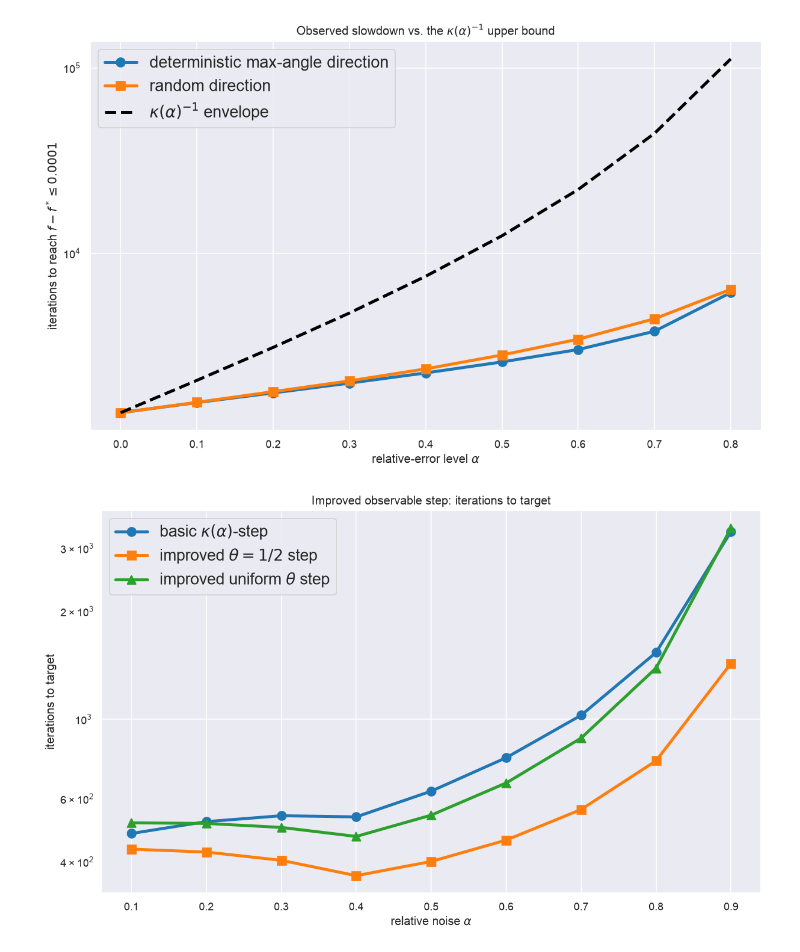
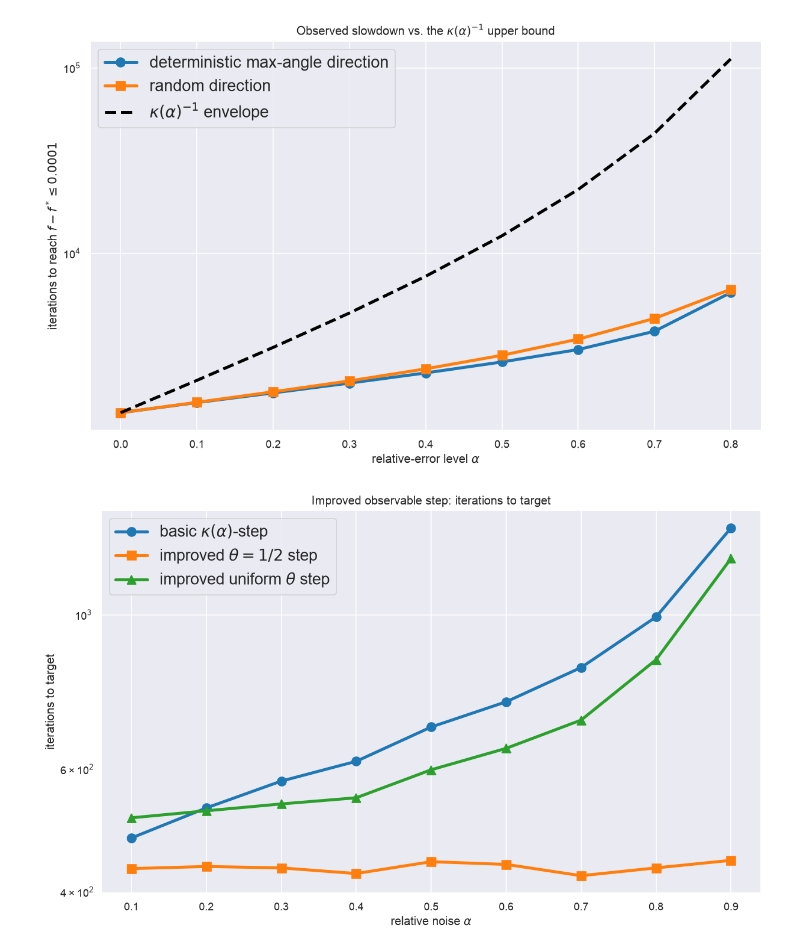
Before and after one commit to chitoraphelion/experiments_with_inexact_gradients, a Jupyter notebook: a9a_inexact_gradients.ipynb, the cells around one changed output. Cells and saved outputs as stored; diff of their text form; code cells hidden in the pictures.

```diff
--- a/a9a_inexact_gradients.ipynb
+++ b/a9a_inexact_gradients.ipynb
@@ -463,9 +567,10 @@ with sns.plotting_context("notebook"), sns.axes_style("darkgrid"):
     plt.subplot(1, 2, 1)
     prob_sc = make_sc_cosh(d=50, kappa_cond=100.0)
     x0_sc = np.full(50, 2.0)
-    rng = np.random.default_rng(101)
+    dirs = random_unit_sequence(N + 1, 50, 101)
     for alpha, color in zip(alphas, colors):
-        gaps, _, _ = synthetic_clipped_gd(prob_sc, x0_sc, lambda g, alpha=alpha: oracle_relative_rand(g, alpha, rng), N, alpha)
+        oracle = lambda g, k, alpha=alpha, dirs=dirs: oracle_relative_dir(g, alpha, dirs[k])
+        gaps, _, _ = synthetic_clipped_gd(prob_sc, x0_sc, oracle, N, alpha)
         plt.semilogy(gaps, color=color, linewidth=3.0, label=fr"$\alpha={alpha}$")
     plt.title(r"Relative noise: strongly convex $\cosh$ family")
     plt.xlabel("iteration")
@@ -475,9 +580,10 @@ with sns.plotting_context("notebook"), sns.axes_style("darkgrid"):
     plt.subplot(1, 2, 2)
     prob_cvx = make_cvx_quartic(d=50, L1=1.0)
     x0_cvx = np.full(50, 3.0)
-    rng = np.random.default_rng(102)
+    dirs = random_unit_sequence(N + 1, 50, 102)
     for alpha, color in zip(alphas, colors):
-        gaps, _, _ = synthetic_clipped_gd(prob_cvx, x0_cvx, lambda g, alpha=alpha: oracle_relative_rand(g, alpha, rng), N, alpha)
+        oracle = lambda g, k, alpha=alpha, dirs=dirs: oracle_relative_dir(g, alpha, dirs[k])
+        gaps, _, _ = synthetic_clipped_gd(prob_cvx, x0_cvx, oracle, N, alpha)
         plt.semilogy(gaps, color=color, linewidth=3.0, label=fr"$\alpha={alpha}$")
     plt.title(r"Relative noise: convex quartic")
     plt.xlabel("iteration")
@@ -497,8 +603,8 @@ G = np.linalg.norm(prob.grad(x0))
 with sns.plotting_context("notebook"), sns.axes_style("darkgrid"):
     plt.figure(figsize=(28, 6), dpi=120)
     for j, (alpha, title) in enumerate([(0.0, r"exact oracle"), (0.3, r"relative noise $\alpha=0.3$")], start=1):
-        rng = np.random.default_rng(200 + j)
-        oracle = lambda g, alpha=alpha: oracle_relative_rand(g, alpha, rng)
+        dirs = random_unit_sequence(N + 1, 50, 200 + j)
+        oracle = lambda g, k, alpha=alpha, dirs=dirs: oracle_relative_dir(g, alpha, dirs[k])
         gaps_native, _, _ = synthetic_clipped_gd(prob, x0, oracle, N, alpha)
         gaps_const, _ = const_step_gd(prob, x0, oracle, N, G)
         gaps_l0, _ = gd_one_over_L0(prob, x0, oracle, N)
@@ -583,11 +675,13 @@ N = 20000
 alphas = np.linspace(0.0, 0.8, 9)
 iters_det = []
 iters_rand = []
-rng = np.random.default_rng(401)
 
-for alpha in alphas:
-    gaps_det, _, _ = synthetic_clipped_gd(prob, x0, lambda g, alpha=alpha: oracle_relative_adv(g, alpha), N, alpha)
-    gaps_rand, _, _ = synthetic_clipped_gd(prob, x0, lambda g, alpha=alpha: oracle_relative_rand(g, alpha, rng), N, alpha)
+for i, alpha in enumerate(alphas):
+    dirs = random_unit_sequence(N + 1, 50, 401 + i)
+    oracle_det = lambda g, k, alpha=alpha: oracle_relative_adv(g, alpha)
+    oracle_rand = lambda g, k, alpha=alpha, dirs=dirs: oracle_relative_dir(g, alpha, dirs[k])
+    gaps_det, _, _ = synthetic_clipped_gd(prob, x0, oracle_det, N, alpha)
+    gaps_rand, _, _ = synthetic_clipped_gd(prob, x0, oracle_rand, N, alpha)
 
     idx = np.where(gaps_det <= eps)[0]
     iters_det.append(idx[0] if len(idx) else np.nan)
@@ -617,12 +711,12 @@ def theta_uniform(alpha):
     return 2.0 * np.sqrt(1.0 - alpha ** 2) / (np.sqrt(3.0) * np.e)
 
 
-def clipped_gd_basic_iterations(prob, x0, alpha, N, tol):
+def clipped_gd_basic_iterations(prob, x0, alpha, N, tol, dirs):
     x = x0.copy()
     for k in range(N):
         if prob.f(x) - prob.f_star <= tol:
             return k
-        gt = oracle_relative_adv(prob.grad(x), alpha)
+        gt = oracle_relative_dir(prob.grad(x), alpha, dirs[k])
         ngt = np.linalg.norm(gt)
         h = 1.0 / (2.0 * (1.0 + alpha))
         h = h / (prob.L0 + prob.L1 * ngt / (1.0 - alpha))
@@ -630,43 +724,44 @@ def clipped_gd_basic_iterations(prob, x0, alpha, N, tol):
     return N
 
 
-def clipped_gd_theta_iterations(prob, x0, alpha, theta, N, tol):
+def clipped_gd_theta_iterations(prob, x0, alpha, theta, N, tol, dirs):
     x = x0.copy()
     for k in range(N):
         if prob.f(x) - prob.f_star <= tol:
             return k
-        gt = oracle_relative_adv(prob.grad(x), alpha)
+        gt = oracle_relative_dir(prob.grad(x), alpha, dirs[k])
         ngt = np.linalg.norm(gt)
         x = x - theta * gt / (prob.L0 + prob.L1 * ngt)
     return N
 
 
 prob = make_sc_cosh(d=20, kappa_cond=50.0)
 x0 = np.full(20, 0.25)
 tol = 1e-6 * (prob.f(x0) - prob.f_star)
 N = 200000
 alphas = np.linspace(0.1, 0.9, 9)
 it_basic = []
 it_half = []
 it_unif = []
 
-for alpha in alphas:
-    it_basic.append(clipped_gd_basic_iterations(prob, x0, alpha, N, tol))
-    it_half.append(clipped_gd_theta_iterations(prob, x0, alpha, 0.5, N, tol))
-    it_unif.append(clipped_gd_theta_iterations(prob, x0, alpha, theta_uniform(alpha), N, tol))
+for i, alpha in enumerate(alphas):
+    dirs = random_unit_sequence(N + 1, 20, 501 + i)
+    it_basic.append(clipped_gd_basic_iterations(prob, x0, alpha, N, tol, dirs))
+    it_half.append(clipped_gd_theta_iterations(prob, x0, alpha, 0.5, N, tol, dirs))
+    it_unif.append(clipped_gd_theta_iterations(prob, x0, alpha, theta_uniform(alpha), N, tol, dirs))
 
 with sns.plotting_context("notebook"), sns.axes_style("darkgrid"):
     plt.figure(figsize=(12, 7), dpi=120)
     plt.semilogy(alphas, it_basic, "o-", linewidth=3.0, markersize=9, label=r"basic $\kappa(\alpha)$-step")
     plt.semilogy(alphas, it_half, "s-", linewidth=3.0, markersize=9, label=r"improved $\theta=1/2$ step")
     plt.semilogy(alphas, it_unif, "^-", linewidth=3.0, markersize=9, label=r"improved uniform $\theta$ step")
     plt.xlabel(r"relative noise $\alpha$")
     plt.ylabel("iterations to target")
     plt.title("Improved observable step: iterations to target")
     plt.legend(fontsize=16)
     plt.show()
 # %% [output]
-[figure, old version]
+[figure, new version]
 # %%
 # E5 and E6: accelerated methods
 _GR = (np.sqrt(5.0) - 1.0) / 2.0
```
Also changed, not shown: parts of 10 cells of this notebook.
